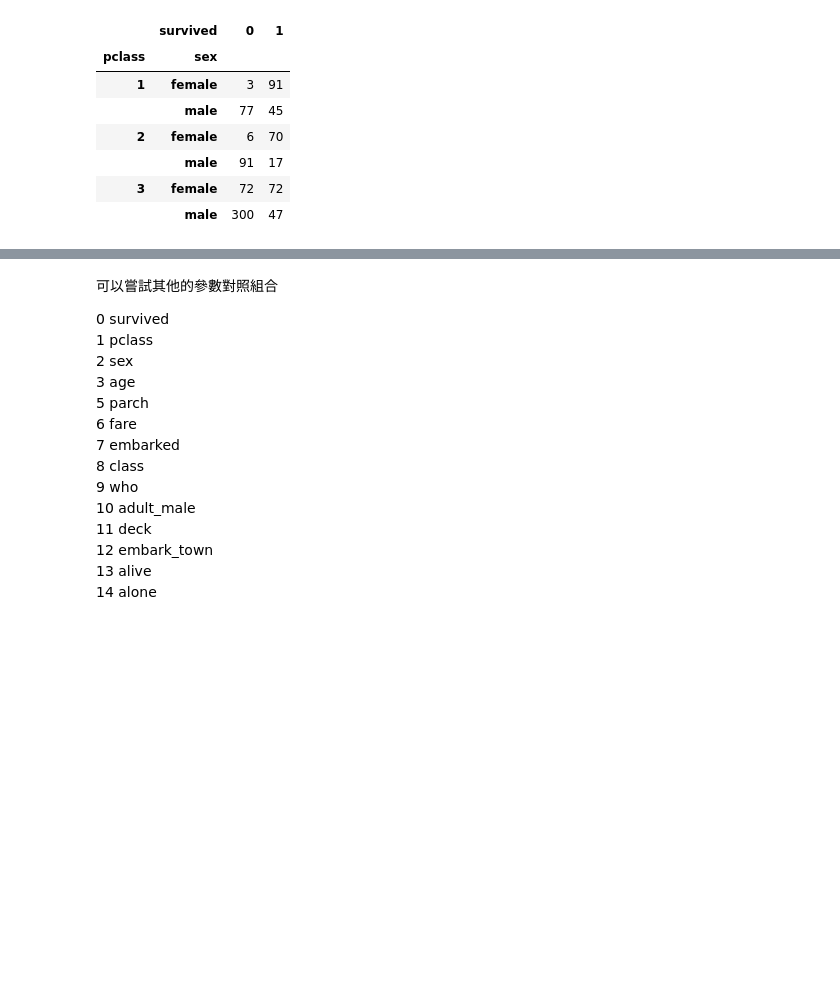
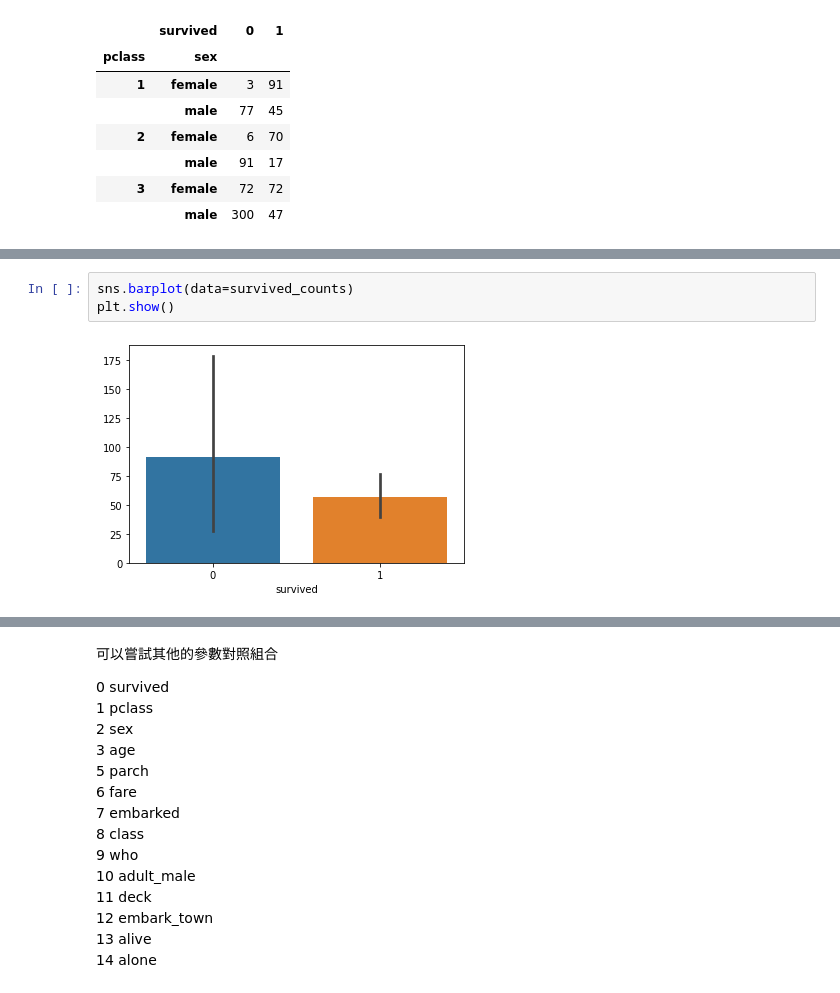
Before and after one commit to hsienhsin/1st-DataScienceMarathon, a Jupyter notebook: D21Data_Visualization_Day_4作業.ipynb, the cells around one changed output, grey strips where cells are left out. Cells and saved outputs as stored; diff of their text form; blank space fills up the shorter version.

```diff
--- a/D21Data_Visualization_Day_4作業.ipynb
+++ b/D21Data_Visualization_Day_4作業.ipynb
@@ -110,5 +119,10 @@ sns.violinplot
 # %% [output]
 [figure]
+# %%
+sns.barplot(data=survived_counts)
+plt.show()
+# %% [output]
+[figure, added]
 # %%
 # 瞭解性別在各艙等的分布的存活率
 '''
```
Also changed, not shown: parts of 8 cells of this notebook.
